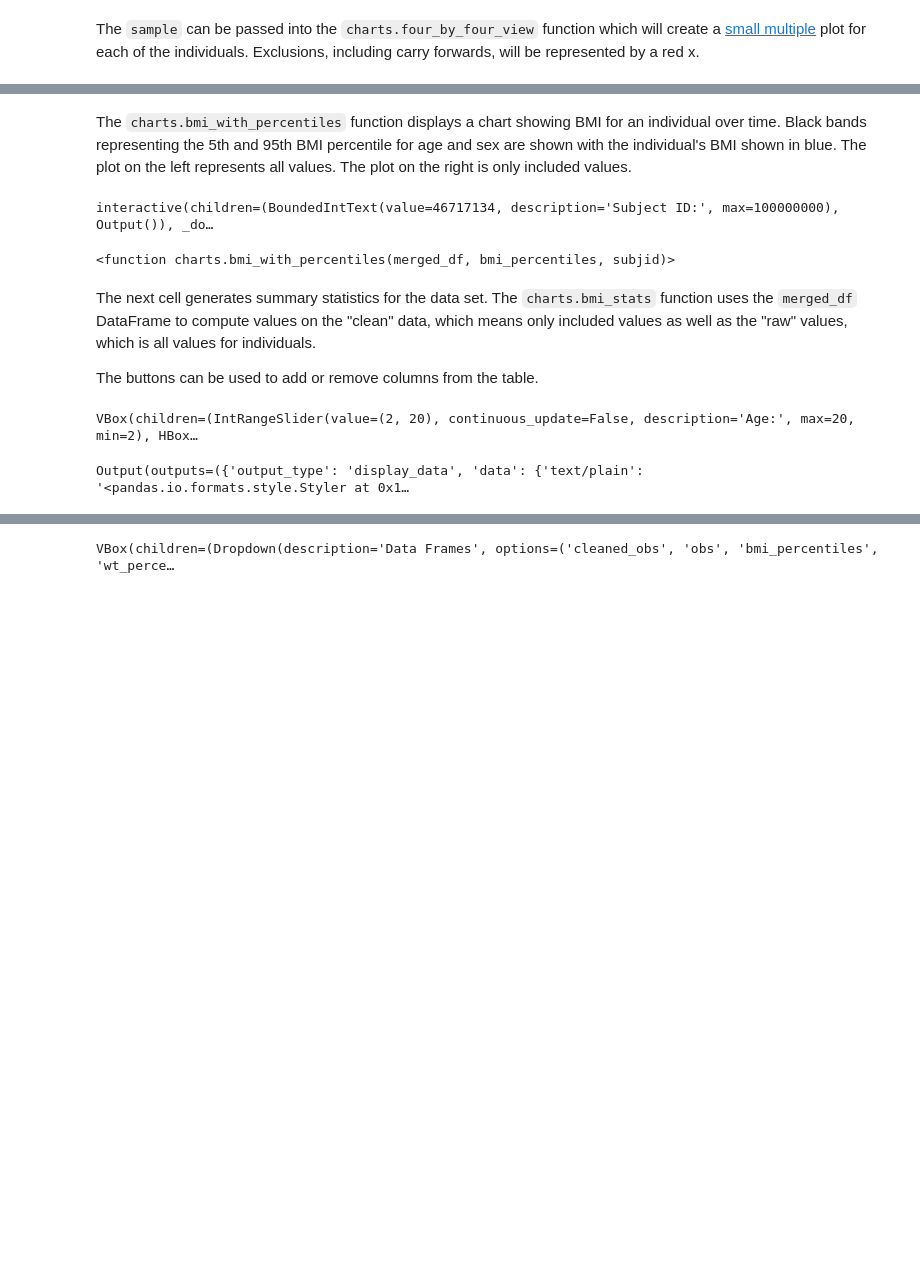
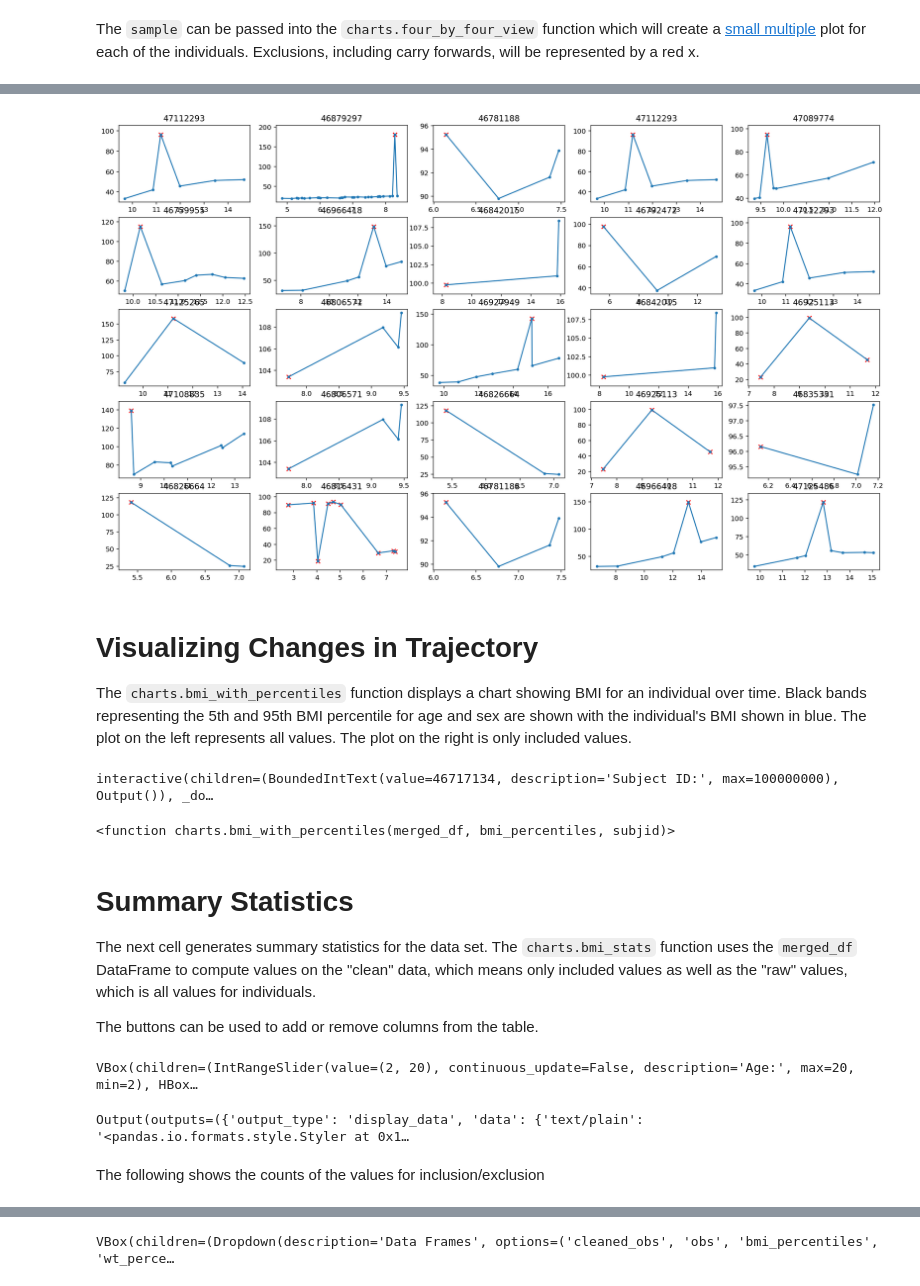
Before and after one commit to mitre/GrowthViz, a Jupyter notebook: Latest Demo Code.ipynb, the cells around one changed output, grey strips where cells are left out. Cells and saved outputs as stored; diff of their text form; code cells hidden in the pictures; blank space fills up the shorter version.

```diff
--- a/Latest Demo Code.ipynb
+++ b/Latest Demo Code.ipynb
@@ -193,0 +213,5 @@ charts.four_by_four_view(cleaned_obs, sample, 'HEIGHTCM')
+# %%
+top_weight_extreme_ewma_ids = merged_df[merged_df.weight_cat == 'Exclude-EWMA-Extreme'].sort_values('weight', ascending=False).head(50)['subjid'].unique()
+ewma_sample = np.random.choice(top_weight_extreme_ewma_ids, size=25)
+charts.five_by_five_view(cleaned_obs, ewma_sample, 'WEIGHTKG')
+# %% [output]
@@ -194,4 +219,7 @@ charts.four_by_four_view(cleaned_obs, sample, 'HEIGHTCM')
+[figure, added]
 # %% [markdown]
+# Visualizing Changes in Trajectory
+
 The `charts.bmi_with_percentiles` function displays a chart showing BMI for an individual over time. Black bands representing the 5th and 95th BMI percentile for age and sex are shown with the individual's BMI shown in blue. The plot on the left represents all values. The plot on the right is only included values.
 # %%
 interact(charts.bmi_with_percentiles, merged_df = fixed(merged_df),
@@ -206,6 +234,8 @@ interact(charts.bmi_with_percentiles, merged_df = fixed(merged_df),
 interactive(children=(BoundedIntText(value=46717134, description='Subject ID:', max=100000000), Output()), _do…
 <function charts.bmi_with_percentiles(merged_df, bmi_percentiles, subjid)>
 # %% [markdown]
+# Summary Statistics
+
 The next cell generates summary statistics for the data set. The `charts.bmi_stats` function uses the `merged_df` DataFrame to compute values on the "clean" data, which means only included values as well as the "raw" values, which is all values for individuals.
 
 The buttons can be used to add or remove columns from the table.
@@ -230,3 +260,5 @@ display(ui, out)
 # %% [output]
 VBox(children=(IntRangeSlider(value=(2, 20), continuous_update=False, description='Age:', max=20, min=2), HBox…
 Output(outputs=({'output_type': 'display_data', 'data': {'text/plain': '<pandas.io.formats.style.Styler at 0x1…
+# %% [markdown]
+The following shows the counts of the values for inclusion/exclusion
```
Also changed, not shown: parts of 18 cells of this notebook, 1 other file.
